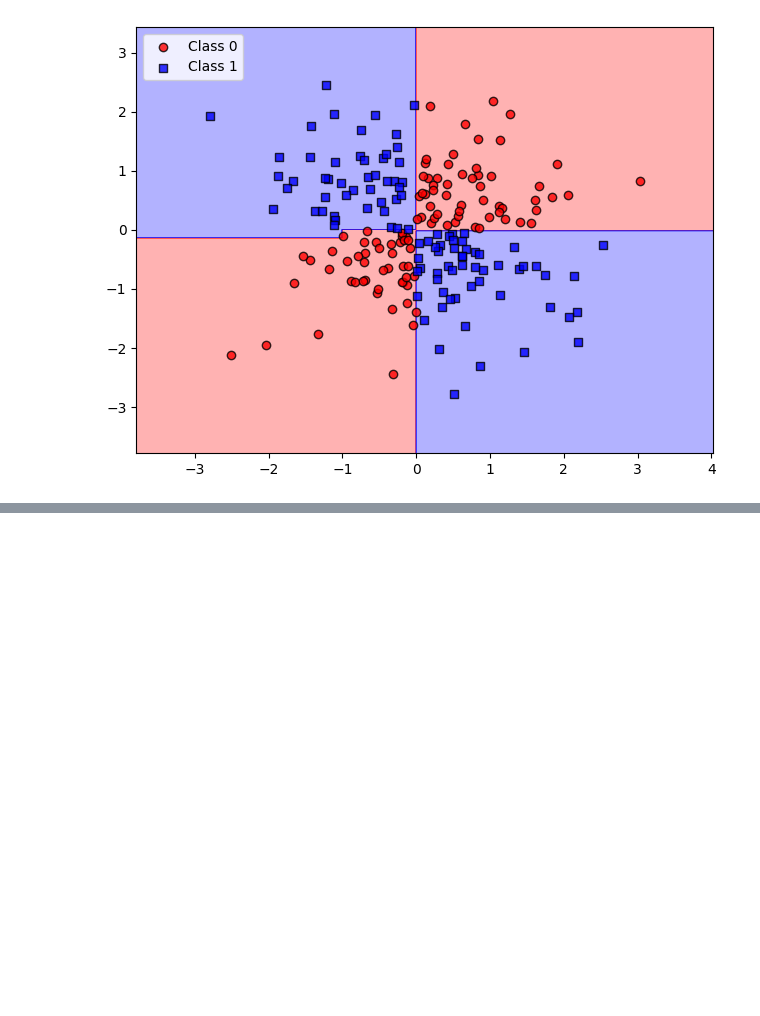
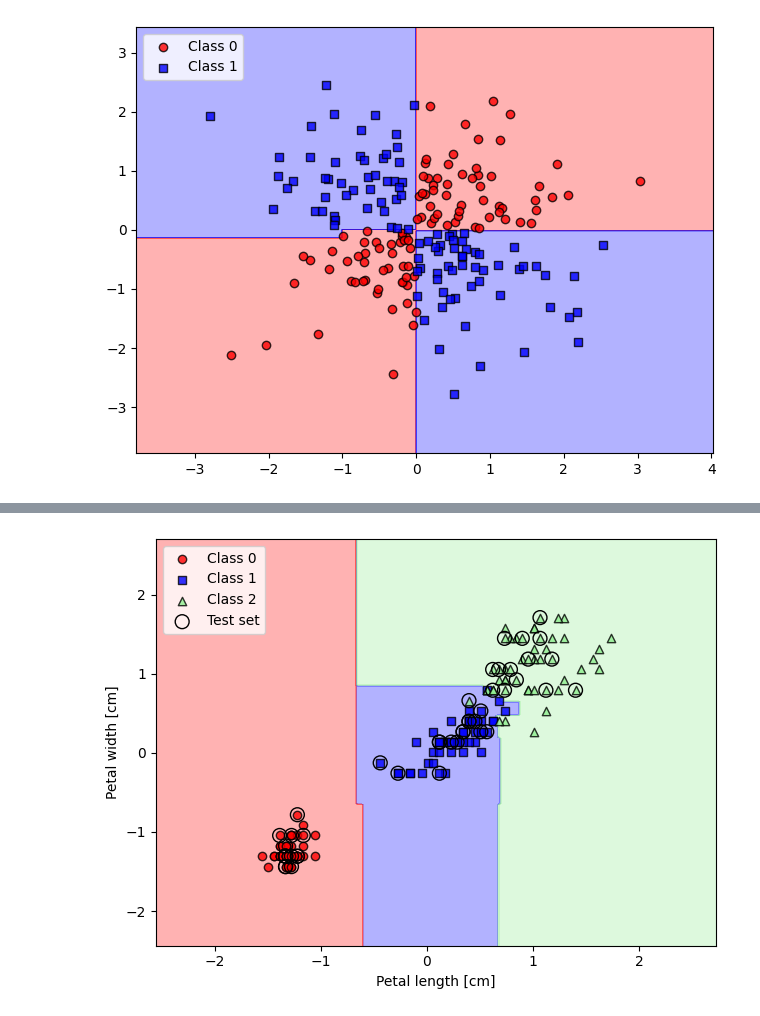
Before and after one commit to RalphExp/MachineLearning, a Jupyter notebook: DLFC/Application/ch03.ipynb, the cells around one changed output, grey strips where cells are left out. Drawn from its saved outputs; the diff is of its cells as text; code cells hidden in the pictures; blank space fills up the shorter version.

```diff
--- a/DLFC/Application/ch03.ipynb
+++ b/DLFC/Application/ch03.ipynb
@@ -273,0 +276,12 @@ plt.show()
+# %%
+from sklearn.ensemble import RandomForestClassifier
+forest = RandomForestClassifier(n_estimators=25, random_state=1, n_jobs=8)
+forest.fit(X_train_std, y_train)
+plot_decision_regions(X_combined_std, y_combined, classifier=forest, test_idx=range(105,150))
+plt.xlabel('Petal length [cm]')
+plt.ylabel('Petal width [cm]')
+plt.legend(loc='upper left')
+plt.tight_layout()
+plt.show()
+# %% [output]
+[figure, added]
```
Also changed, not shown: parts of 7 cells of this notebook, 2 other files.
